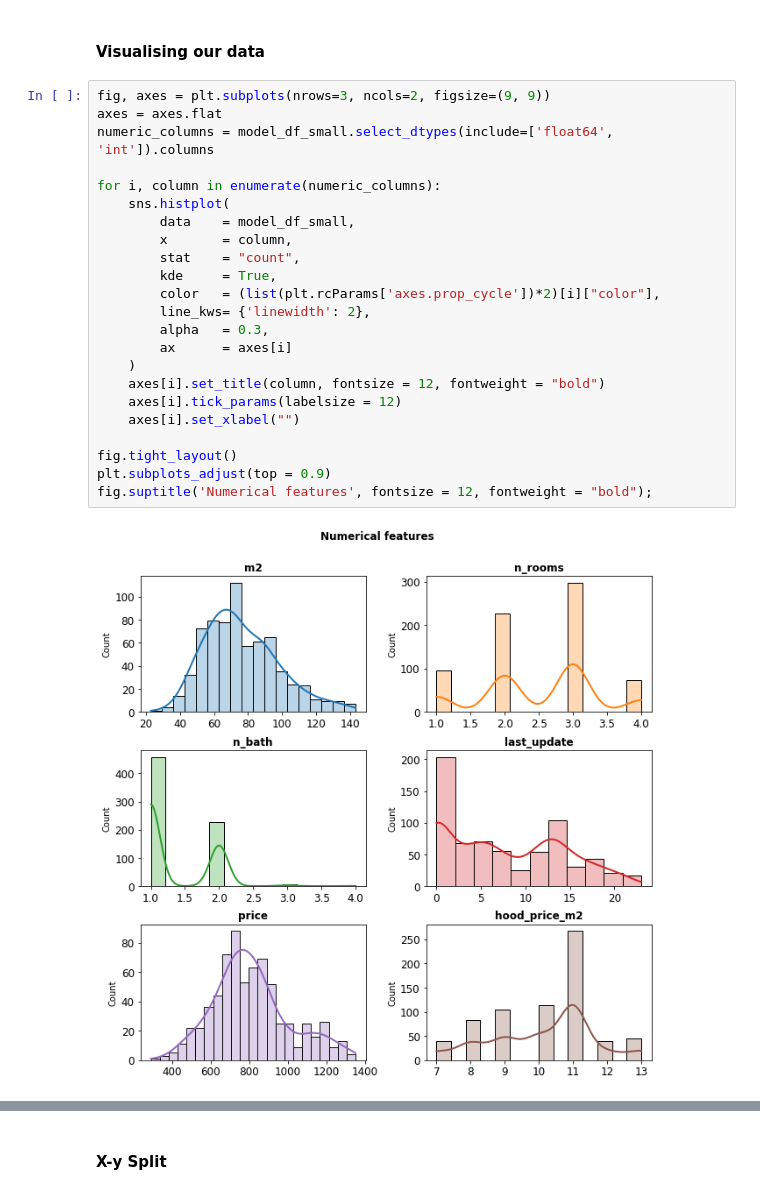
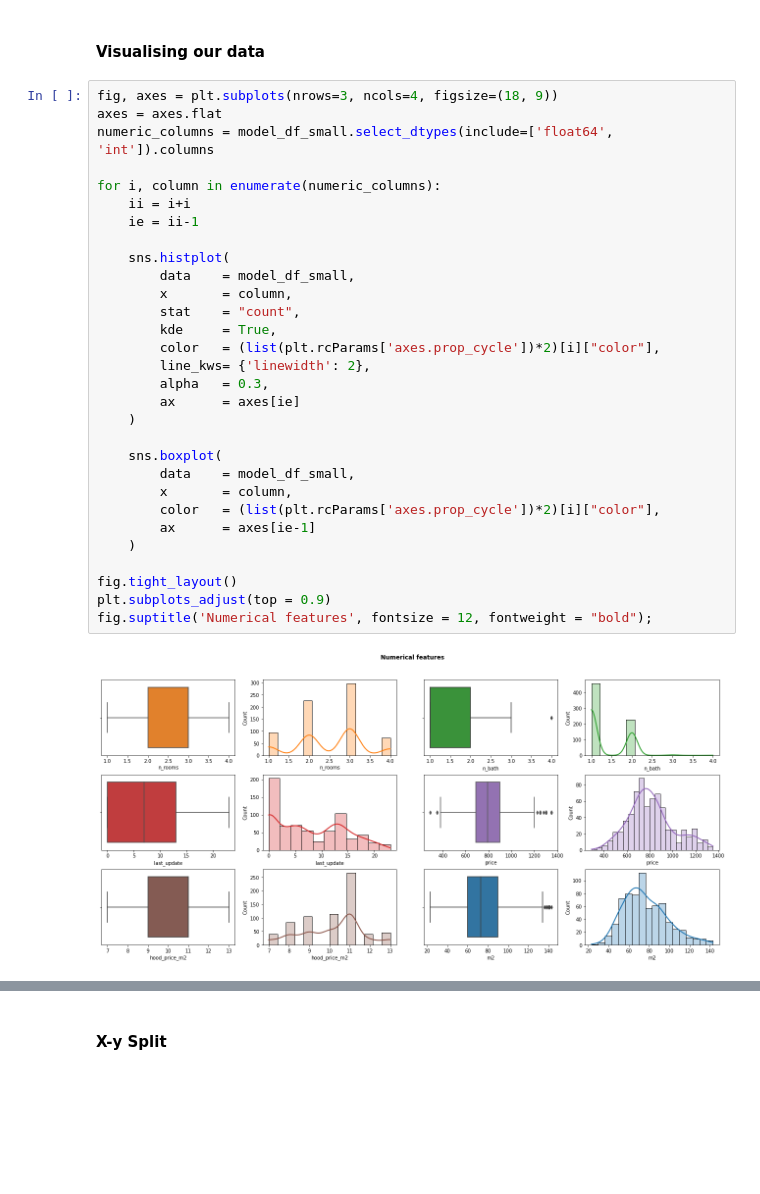
Before and after one commit to ignaciolorenzo/final-project-ignacio, a Jupyter notebook: rent_price_prediction.ipynb, the cells around one changed output, grey strips where cells are left out. Saved outputs shown, nothing was run; the diff lists cells and outputs as text; blank space fills up the shorter version.

```diff
--- a/rent_price_prediction.ipynb
+++ b/rent_price_prediction.ipynb
@@ -157,27 +161,34 @@ model_df_small = remove_outliers(model_df_small, threshold=1.5, in_columns = ['m
 # %% [markdown]
 #### Visualising our data
 # %%
-fig, axes = plt.subplots(nrows=3, ncols=2, figsize=(9, 9))
+fig, axes = plt.subplots(nrows=3, ncols=4, figsize=(18, 9))
 axes = axes.flat
 numeric_columns = model_df_small.select_dtypes(include=['float64', 'int']).columns
 
 for i, column in enumerate(numeric_columns):
+    ii = i+i
+    ie = ii-1
+
     sns.histplot(
         data    = model_df_small,
         x       = column,
         stat    = "count",
         kde     = True,
         color   = (list(plt.rcParams['axes.prop_cycle'])*2)[i]["color"],
         line_kws= {'linewidth': 2},
         alpha   = 0.3,
-        ax      = axes[i]
+        ax      = axes[ie]
     )
-    axes[i].set_title(column, fontsize = 12, fontweight = "bold")
-    axes[i].tick_params(labelsize = 12)
-    axes[i].set_xlabel("")
+
+    sns.boxplot(
+        data    = model_df_small,
+        x       = column,
+        color   = (list(plt.rcParams['axes.prop_cycle'])*2)[i]["color"],
+        ax      = axes[ie-1]
+    )
 
 fig.tight_layout()
 plt.subplots_adjust(top = 0.9)
 fig.suptitle('Numerical features', fontsize = 12, fontweight = "bold");
 # %% [output]
-[figure, old version]
+[figure, new version]
```
Also changed, not shown: parts of 36 cells of this notebook.
